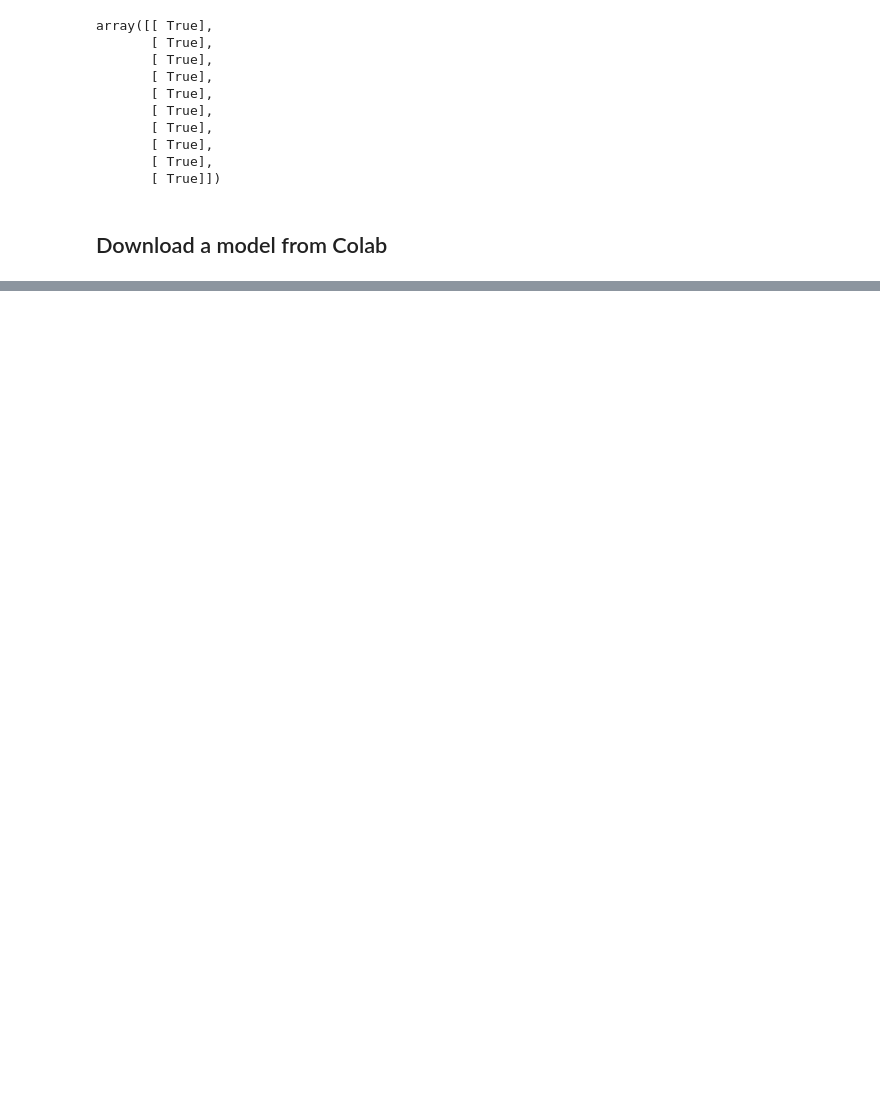
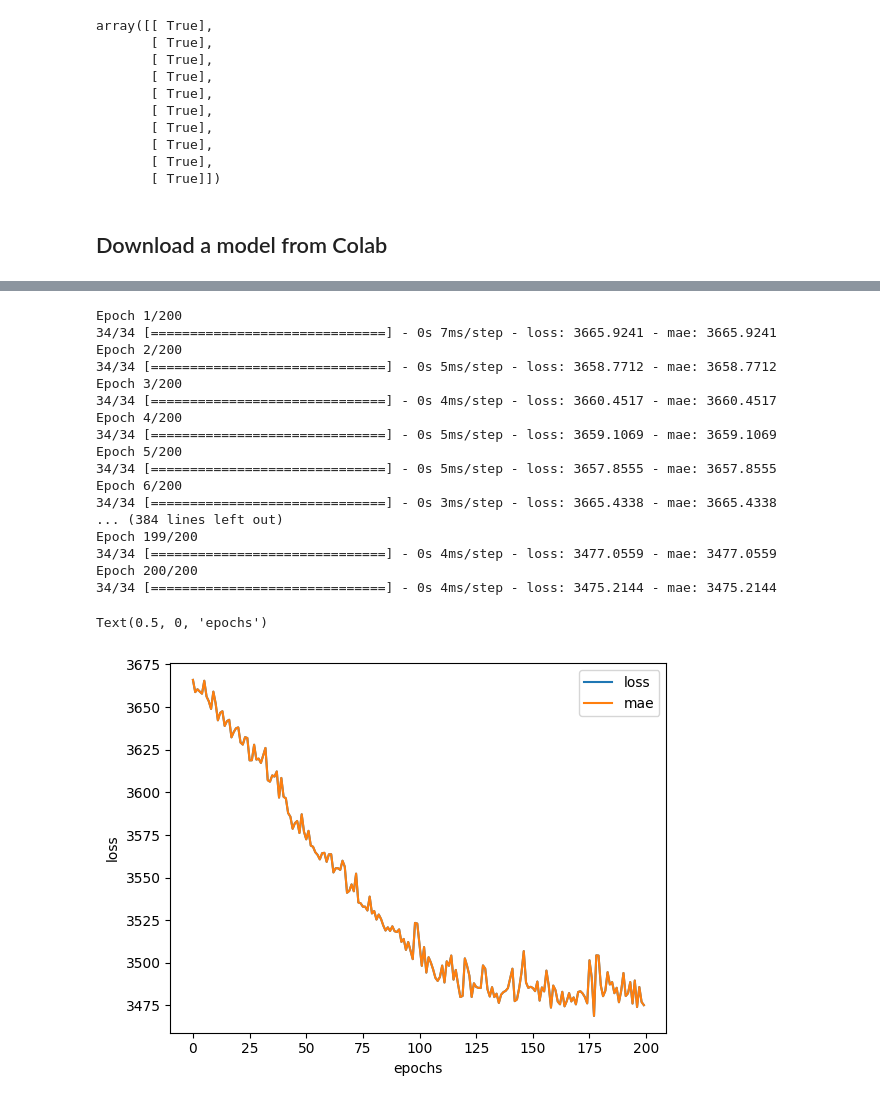
Before and after one commit to pawara101/tensor-flow, a Jupyter notebook: 01_neural_network_regression_with_tensorflow.ipynb, the cells around one changed output, grey strips where cells are left out. Saved outputs shown, nothing was run; the diff lists cells and outputs as text; code cells hidden in the pictures; blank space fills up the shorter version.

Commit message:
52.  Improving the model for insurance data

```diff
--- a/01_neural_network_regression_with_tensorflow.ipynb
+++ b/01_neural_network_regression_with_tensorflow.ipynb
@@ -897,0 +1026,18 @@ files.download("/content/model_2_HDF5.h5")
+# %%
+## Set Random seed
+tf.random.set_seed(42)
+
+## Create the model
+insurance_model_2 = tf.keras.Sequential([
+    tf.keras.layers.Dense(100),
+    tf.keras.layers.Dense(10),
+    tf.keras.layers.Dense(1)
+])
+
+# Compile the model
+insurance_model_2.compile(loss=tf.keras.losses.mae,
+                          optimizer=tf.keras.optimizers.Adam(),
+                          metrics=["mae"])
+
+## Fit the model
+insurance_model_2.fit(X_train,y_train,epochs=100,verbose=1)
@@ -897,0 +1068,18 @@ files.download("/content/model_2_HDF5.h5")
+# %%
+## Set Random seed
+tf.random.set_seed(42)
+
+## Create the model
+insurance_model_3 = tf.keras.Sequential([
+    tf.keras.layers.Dense(100),
+    tf.keras.layers.Dense(10),
+    tf.keras.layers.Dense(1)
+])
+
+# Compile the model
+insurance_model_3.compile(loss=tf.keras.losses.mae,
+                          optimizer=tf.keras.optimizers.Adam(),
+                          metrics=["mae"])
+
+## Fit the model
+insurance_model_3.fit(X_train,y_train,epochs=200,verbose=1)
@@ -897,0 +1110,26 @@ files.download("/content/model_2_HDF5.h5")
+# %%
+## Plot history (Loss curve)
+history = insurance_model_3.fit(X_train,y_train,epochs=200)
+pd.DataFrame(history.history).plot()
+plt.ylabel("loss")
+plt.xlabel("epochs")
+# %% [output]
+Epoch 1/200
+34/34 [==============================] - 0s 7ms/step - loss: 3665.9241 - mae: 3665.9241
+Epoch 2/200
+34/34 [==============================] - 0s 5ms/step - loss: 3658.7712 - mae: 3658.7712
+Epoch 3/200
+34/34 [==============================] - 0s 4ms/step - loss: 3660.4517 - mae: 3660.4517
+Epoch 4/200
+34/34 [==============================] - 0s 5ms/step - loss: 3659.1069 - mae: 3659.1069
+Epoch 5/200
+34/34 [==============================] - 0s 5ms/step - loss: 3657.8555 - mae: 3657.8555
+Epoch 6/200
+34/34 [==============================] - 0s 3ms/step - loss: 3665.4338 - mae: 3665.4338
+... (384 lines left out)
+Epoch 199/200
+34/34 [==============================] - 0s 4ms/step - loss: 3477.0559 - mae: 3477.0559
+Epoch 200/200
+34/34 [==============================] - 0s 4ms/step - loss: 3475.2144 - mae: 3475.2144
+Text(0.5, 0, 'epochs')
+[figure, added]
```
Also changed, not shown: parts of 53 cells of this notebook.
